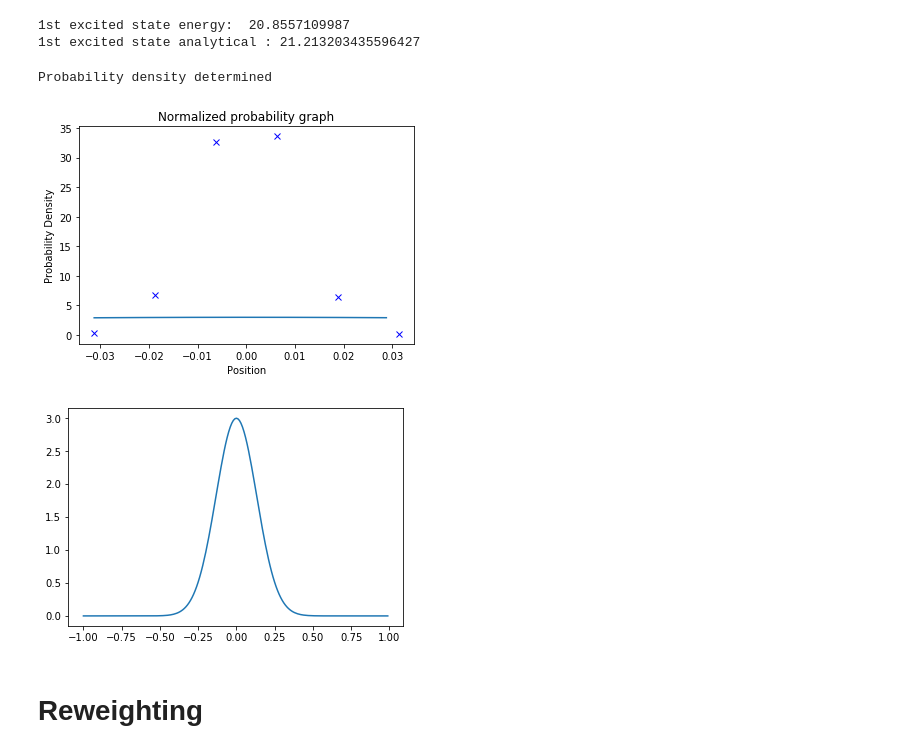
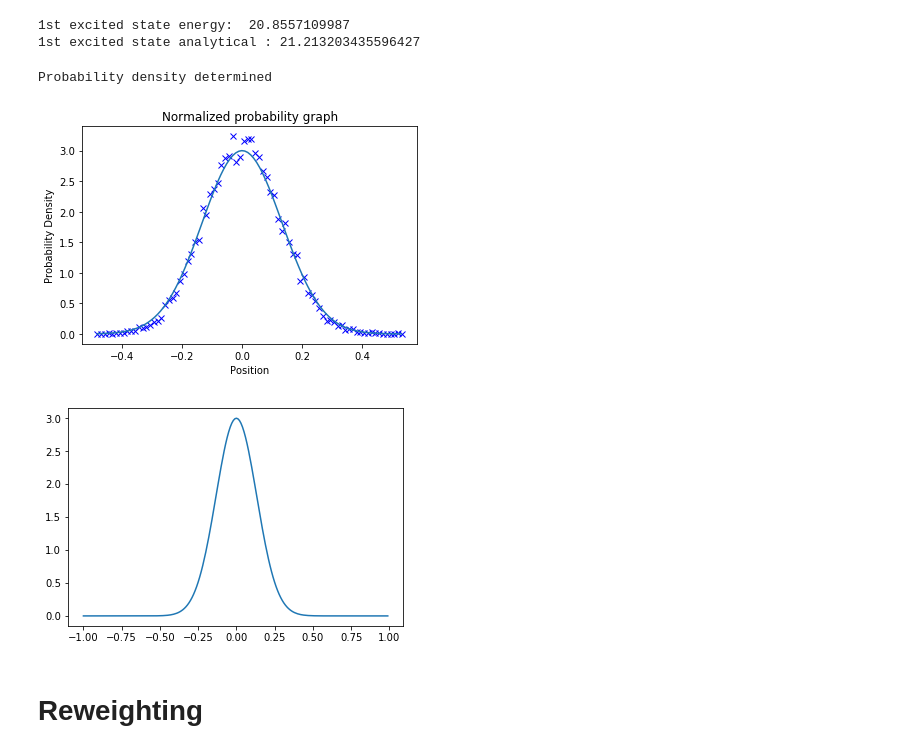
Before and after one commit to willrobs/ph353a3, a Jupyter notebook: Metropolis Algorithm-Copy1.ipynb, the cells around one changed output. Drawn from its saved outputs; the diff is of its cells as text; code cells hidden in the pictures.

```diff
--- a/Metropolis Algorithm-Copy1.ipynb
+++ b/Metropolis Algorithm-Copy1.ipynb
@@ -339,7 +339,7 @@ def binning(spring_const,mass,lattice_spacing,num_config,num_lat_points,size_of_
     print("binned data produced")
 
 
-def probd(spring_const,mass,lattice_spacing,num_config,num_lat_points,size_of_bin,d_volume,raw_data):
+def probd(spring_const,mass,lattice_spacing,num_config,num_lat_points,size_of_bin,d_volume,raw_data,pdsets):
     mu=spring_const
     m=mass
     a=lattice_spacing
@@ -358,7 +358,7 @@ def probd(spring_const,mass,lattice_spacing,num_config,num_lat_points,size_of_bi
     name=smu+sm+sma+sniter+spoints
 
     data=raw_data
-
+    sets=pdsets
     bin_size=size_of_bin
     num_bins=int(niter/bin_size)
 
@@ -368,29 +368,22 @@ def probd(spring_const,mass,lattice_spacing,num_config,num_lat_points,size_of_bi
 
     g=open('data'+name+'.txt', 'r')
 
-    for n in range(num_bins):
+    for n in range(sets*points): ############################## Poss change
 
-        sum1=0
-        for m in range(bin_size):
 
-            for l in range(points):
-                num=eval(g.readline())
-                sum1=sum1+num
-
-        bdp=sum1/(points*bin_size)
-
+        dp=eval(g.readline())
         ## Determining Probability density
 
-        if bdp >= 0:
-            axis=int(bdp/delta +1)
+        if dp >= 0:
+            axis=int(dp/delta +1)
             while axis > len(ppdensity): ########
                 ppdensity=np.append(ppdensity,0)
 
             ppdensity[axis-1]=ppdensity[axis-1] +1
 
         else:
-            mbdp=abs(bdp)
-            axis=int(mbdp/delta +1)
+            mdp=abs(dp)
+            axis=int(mdp/delta +1)
             while axis > len(npdensity): ##########
                 npdensity=np.append(npdensity,0)
 
@@ -606,6 +599,8 @@ ttime=1000 #### thermalization time to be used in run
 corrt = 400 #### correlation time
 num_boot_samples=20 #### number of bootstrap samples
 
+sets_of_data=100 ####no. sets of data for probability distribution
+
 ####reweighting
 mass_prime=2.2
 spring_const_prime=4.8
@@ -664,30 +659,25 @@ print('1st excited state analytical :',((9*mu**2)/(4*mass))**0.5)
 1st excited state energy:  20.8557109987
 1st excited state analytical : 21.213203435596427
 # %%
-data2=probd(mu,m,a,num_iterations,lat_points,bin_size,d_volume,results[2])
+data2=probd(mu,m,a,num_iterations,lat_points,bin_size,d_volume,results[2],sets_of_data)
 
 mini=min(data2[0])
 maxi=max(data2[0])
 x=np.arange(mini,maxi,0.01)
 xo=1/(mu*(m**0.5))
 c=1/((pi**0.5)*(xo**0.5))
 
 plt.figure(1)
 plt.xlabel('Position')
 plt.ylabel('Probability Density')
 plt.title('Normalized probability graph')
 #print(data2[0],data2[1])
 plt.plot(data2[0], data2[1],'bx')
 plt.plot(x,c*np.exp((-x**2)/xo))
 plt.show()
-
-plt.figure(2)
-x=np.arange(-1,1,0.01)
-plt.plot(x,c*np.exp((-x**2)/xo))
-plt.show()
 # %% [output]
 Probability density determined
-[figure, old version]
+[figure, new version]
 [figure]
 # %% [markdown]
 # Reweighting
```
